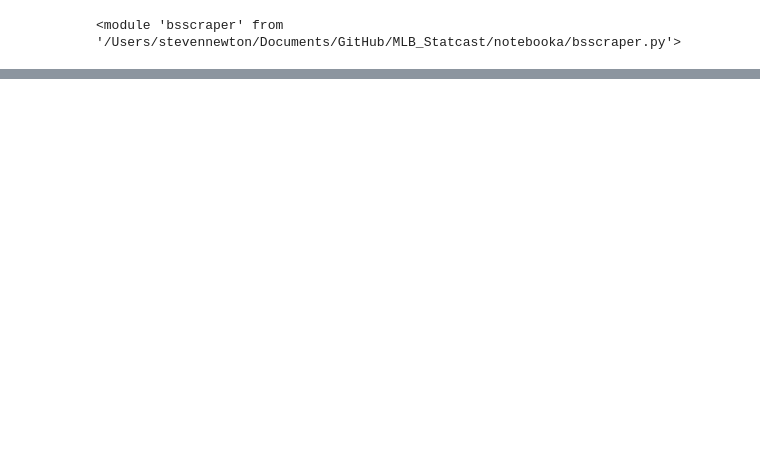
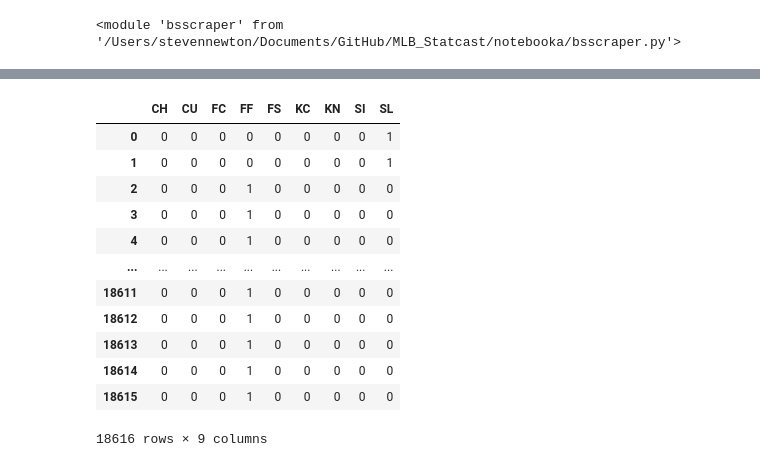
Before and after one commit to konstanzer/Ace_versus_Ace, a Jupyter notebook: notebooka/EDA.ipynb, the cells around one changed output, grey strips where cells are left out. Saved outputs shown, nothing was run; the diff lists cells and outputs as text; code cells hidden in the pictures; blank space fills up the shorter version.

```diff
--- a/notebooka/EDA.ipynb
+++ b/notebooka/EDA.ipynb
@@ -110,0 +96,26 @@ memory usage: 4.4+ MB
+# %%
+from sklearn.preprocessing import OneHotEncoder
+import numpy as np
+
+enc = OneHotEncoder(dtype=int, sparse=False)
+x = np.array(df['pitch_type']).reshape(-1, 1)
+
+#Encoder outputs a 2d array. I reattach the header and put the array into a datframe.
+arr = enc.fit_transform(x)
+arr = np.concatenate((enc.categories_, arr))
+arr = pd.DataFrame(arr[1:], columns=arr[0])
+arr
+# %% [output]
+|  | CH | CU | FC | FF | FS | KC | KN | SI | SL |
+| 0 | 0 | 0 | 0 | 0 | 0 | 0 | 0 | 0 | 1 |
+| 1 | 0 | 0 | 0 | 0 | 0 | 0 | 0 | 0 | 1 |
+| 2 | 0 | 0 | 0 | 1 | 0 | 0 | 0 | 0 | 0 |
+| 3 | 0 | 0 | 0 | 1 | 0 | 0 | 0 | 0 | 0 |
+| 4 | 0 | 0 | 0 | 1 | 0 | 0 | 0 | 0 | 0 |
+| ... | ... | ... | ... | ... | ... | ... | ... | ... | ... |
+| 18611 | 0 | 0 | 0 | 1 | 0 | 0 | 0 | 0 | 0 |
+| 18612 | 0 | 0 | 0 | 1 | 0 | 0 | 0 | 0 | 0 |
+| 18613 | 0 | 0 | 0 | 1 | 0 | 0 | 0 | 0 | 0 |
+| 18614 | 0 | 0 | 0 | 1 | 0 | 0 | 0 | 0 | 0 |
+| 18615 | 0 | 0 | 0 | 1 | 0 | 0 | 0 | 0 | 0 |
+18616 rows × 9 columns
```
Also changed, not shown: parts of 18 cells of this notebook, 5 other files.
